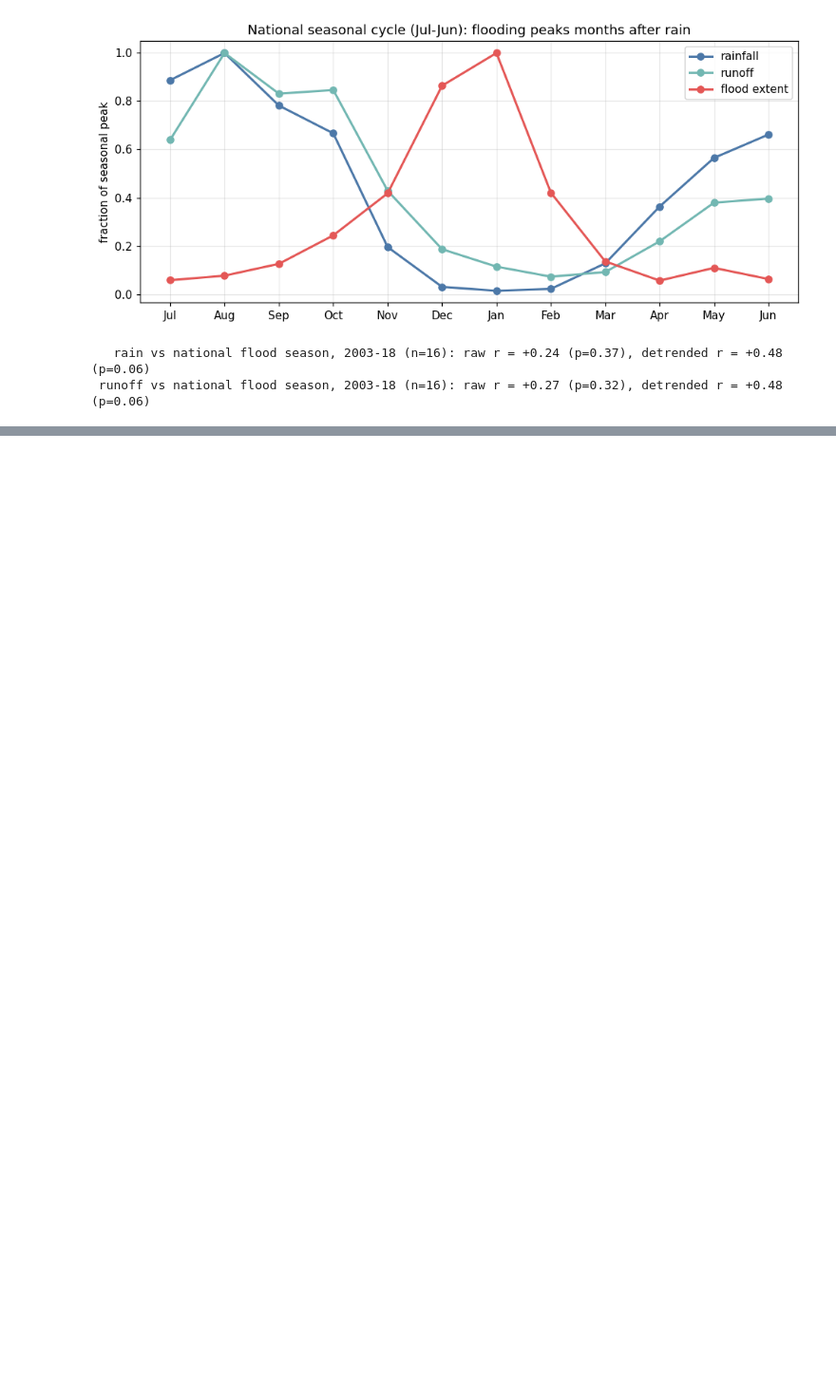
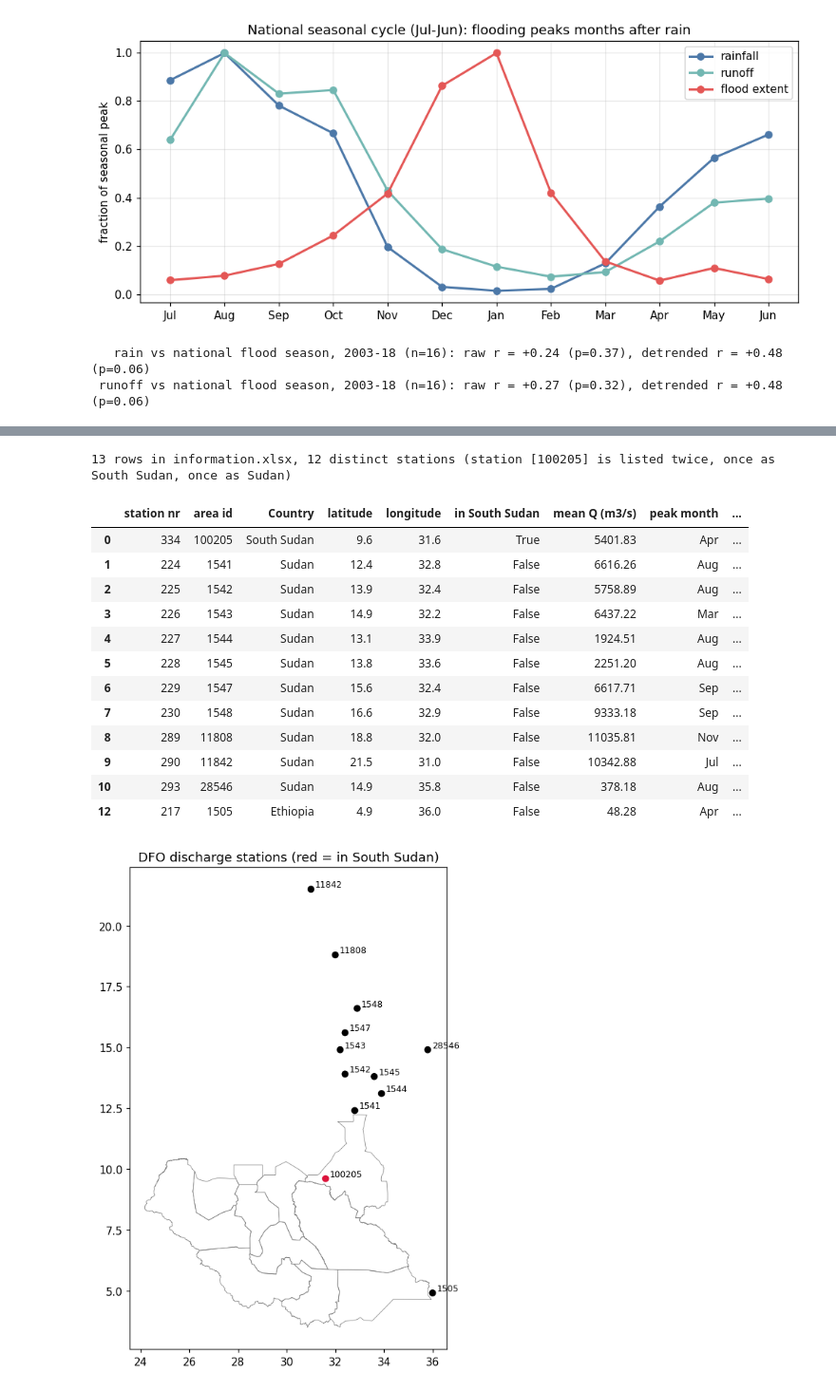
Before and after one commit to TomasTesar/JBG060_ZHL_2026, a Jupyter notebook: data_exploration.ipynb, the cells around one changed output, grey strips where cells are left out. Shown at 95% size. Saved outputs shown, nothing was run; the diff lists cells and outputs as text; code cells hidden in the pictures; blank space fills up the shorter version.

```diff
--- a/data_exploration.ipynb
+++ b/data_exploration.ipynb
@@ -415,0 +681,35 @@ them?), lake levels and discharge as upstream drivers, evapotranspiration, and t
+# %%
+dis, info = load_discharge()
+print(f"{len(info)} rows in information.xlsx, {info['area id'].nunique()} distinct stations "
+      f"(station {info['area id'][info['area id'].duplicated()].tolist()} is listed twice, once as South Sudan, once as Sudan)")
+info = info.drop_duplicates("area id")
+info["in South Sudan"] = gpd.points_from_xy(info.longitude, info.latitude).within(a0.geometry.iloc[0])
+info["mean Q (m3/s)"] = info["area id"].map(lambda k: dis[k].iloc[:, 0].mean())
+info["peak month"] = info["area id"].map(lambda k: months[dis[k].iloc[:, 0].groupby(dis[k].index.month).mean().idxmax() - 1])
+info["seasonal range / mean"] = info["area id"].map(
+    lambda k: (lambda m: (m.max() - m.min()) / m.mean())(dis[k].iloc[:, 0].groupby(dis[k].index.month).mean()))
+
+fig, ax = plt.subplots(figsize=(6, 7))
+a1.boundary.plot(ax=ax, color="0.5", lw=0.5)
+ax.scatter(info.longitude, info.latitude, c=np.where(info["in South Sudan"], "crimson", "k"), s=30, zorder=3)
+for _, r in info.iterrows():
+    ax.annotate(r["area id"], (r.longitude, r.latitude), xytext=(4, 2), textcoords="offset points", fontsize=8)
+ax.set_title("DFO discharge stations (red = in South Sudan)"); ax.set_aspect("equal")
+fig.tight_layout(); fig.savefig(FIG / "02_discharge_stations.png", bbox_inches="tight")
+info.round(2)
+# %% [output]
+13 rows in information.xlsx, 12 distinct stations (station [100205] is listed twice, once as South Sudan, once as Sudan)
+|  | station nr | area id | Country | latitude | longitude | in South Sudan | mean Q (m3/s) | peak month | ... |
+| 0 | 334 | 100205 | South Sudan | 9.6 | 31.6 | True | 5401.83 | Apr | ... |
+| 1 | 224 | 1541 | Sudan | 12.4 | 32.8 | False | 6616.26 | Aug | ... |
+| 2 | 225 | 1542 | Sudan | 13.9 | 32.4 | False | 5758.89 | Aug | ... |
+| 3 | 226 | 1543 | Sudan | 14.9 | 32.2 | False | 6437.22 | Mar | ... |
+| 4 | 227 | 1544 | Sudan | 13.1 | 33.9 | False | 1924.51 | Aug | ... |
+| 5 | 228 | 1545 | Sudan | 13.8 | 33.6 | False | 2251.20 | Aug | ... |
+| 6 | 229 | 1547 | Sudan | 15.6 | 32.4 | False | 6617.71 | Sep | ... |
+| 7 | 230 | 1548 | Sudan | 16.6 | 32.9 | False | 9333.18 | Sep | ... |
+| 8 | 289 | 11808 | Sudan | 18.8 | 32.0 | False | 11035.81 | Nov | ... |
+| 9 | 290 | 11842 | Sudan | 21.5 | 31.0 | False | 10342.88 | Jul | ... |
+| 10 | 293 | 28546 | Sudan | 14.9 | 35.8 | False | 378.18 | Aug | ... |
+| 12 | 217 | 1505 | Ethiopia | 4.9 | 36.0 | False | 48.28 | Apr | ... |
+[figure, added]
```
Also changed, not shown: parts of 35 cells of this notebook, 1 other file.
